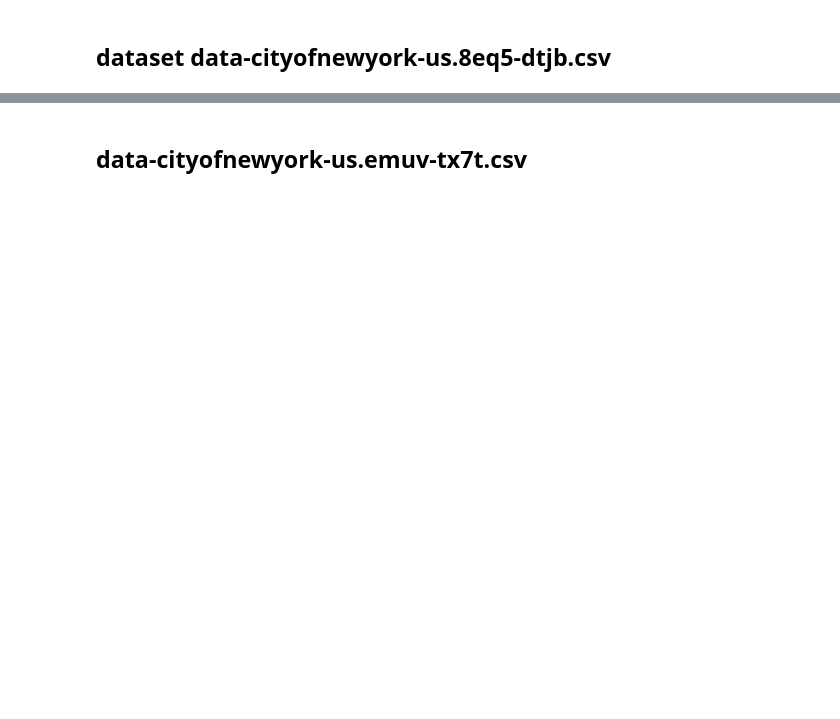
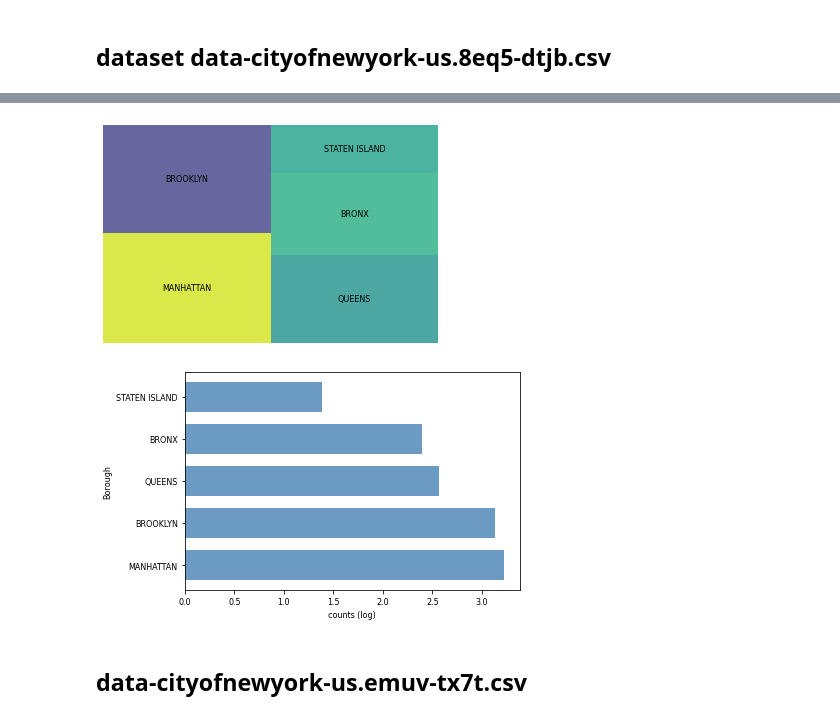
Before and after one commit to NickNameInvalid/Big_Data_Report, a Jupyter notebook: jupyter_notebook/borough_profiling_clean.ipynb, the cells around one changed output, grey strips where cells are left out. Saved outputs shown, nothing was run; the diff lists cells and outputs as text; code cells hidden in the pictures; blank space fills up the shorter version.

```diff
--- a/jupyter_notebook/borough_profiling_clean.ipynb
+++ b/jupyter_notebook/borough_profiling_clean.ipynb
@@ -80,7 +80,6 @@ def profiling_data(datafile, column):
     borough = df[column].value_counts()
     print(borough)
     print("Total locations: ", len(borough))
-    perform_knn_cluster(ds_full, column, using_collision=True)
     return df
 
 def cleaning_data_original(df, column):
@@ -346,0 +286,14 @@ draw_hist(res['count'], res['Borough'])
+# %%
+# Now we implement our new data clean strategy
+from openclean.function.eval.base import Col
+
+def improved_data_clean_borough(ds_full, column):
+    abb_map = {'MN': 'MANHATTAN', 'BK': 'BROOKLYN', 'QN': 'QUEENS', 'BX': 'BRONX', 'S.I.': 'STATEN ISLAND', 'LIC': 'LONG ISLAND CITY', 'SI': 'STATEN ISLAND'}
+    ds_full = update(ds_full, columns=column, func=str.upper)
+    ds_full = update(ds_full, columns=column, func=lambda x: 'BROOKLYN' if str(x) == 'BROOKLYHN' else x)
+    ds_full = update(ds_full, columns=column, func=lambda x: 'UNSPECIFIED' if is_empty(x) else x)
+    ds_full = update(ds_full, columns=column, func=lambda x: str(x).split(';')[0])
+    ds_full = update(ds_full, columns='Borough', func=lambda x: zip_map[str(x)] if str(x) in zip_map else x)
+    ds_full = update(ds_full, columns=column, func=lambda x: 'BROOKLYN' if str(x) == 'BROORLYN' else x)
+    ds_full = update(ds_full, columns=column, func=lambda x: abb_map[str(x)] if str(x) in abb_map else x)
+    return ds_full
@@ -346,0 +306,18 @@ draw_hist(res['count'], res['Borough'])
+# %%
+import matplotlib.pyplot as plt
+import squarify
+import math
+
+plt.rc('font', size=8)
+
+def draw_tree_map(numbers, groups):
+    df_treemap = pd.DataFrame({'borough_counts': [math.log(x) for x in numbers], 'borough': groups })
+    squarify.plot(sizes=df_treemap['borough_counts'], label=df_treemap['borough'], alpha=.8)
+    plt.axis('off')
+    plt.show()
+
+def draw_hist(numbers, groups):
+    plt.barh(range(numbers.count()), [math.log(x) for x in numbers], height=0.7, color='steelblue', alpha=0.8)
+    plt.xlabel('counts (log)')
+    plt.ylabel('Borough')
+    plt.yticks(range(groups.count()), groups)
@@ -351,5 +351,4 @@ draw_hist(res['count'], res['Borough'])
 datafile = data_dir + data_list[0]
 column = data_column[0]
 df = profiling_data(datafile, column)
-df, cleaned_rows = cleaning_data_original(df, column)
-df
+df = improved_data_clean_borough(df, column)
@@ -360,3 +363,12 @@ calc_effectiveness(0, len(cleaned_rows))
+# %%
+# Show visualisation after data clean
+res = df[[column]].value_counts().reset_index()
+res.columns = ['Borough', 'count']
+draw_tree_map(res['count'], res['Borough'])
+draw_hist(res['count'], res['Borough'])
+# %% [output]
+[figure, added]
+[figure, added]
 # %% [markdown]
 ## data-cityofnewyork-us.emuv-tx7t.csv
 # %%
```
Also changed, not shown: parts of 55 cells of this notebook.
